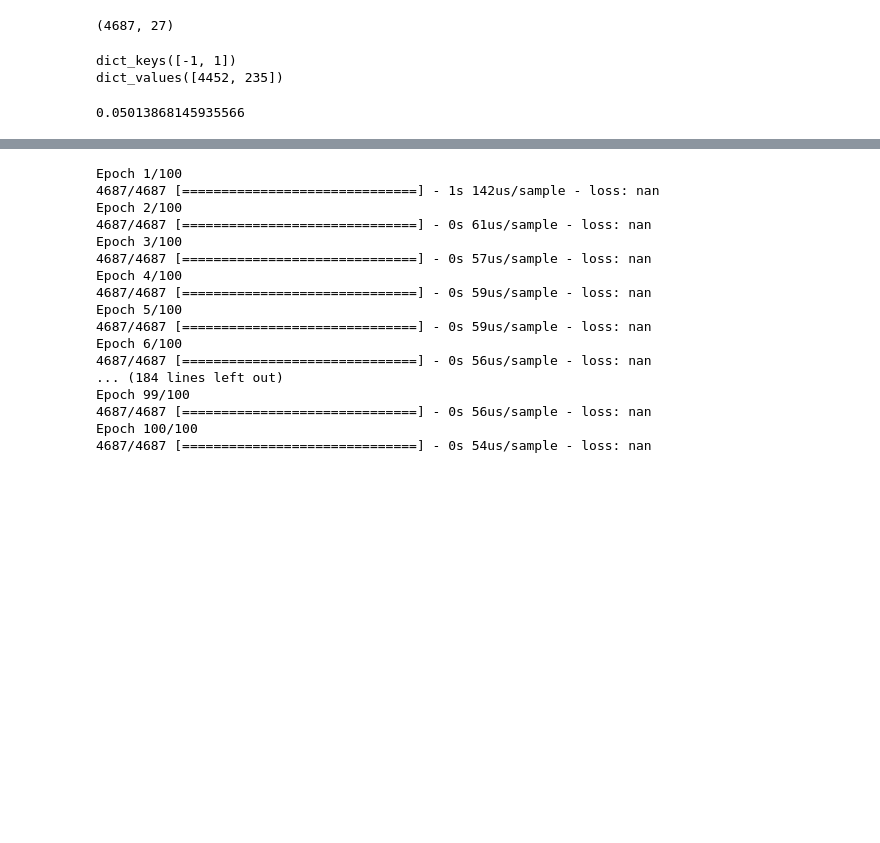
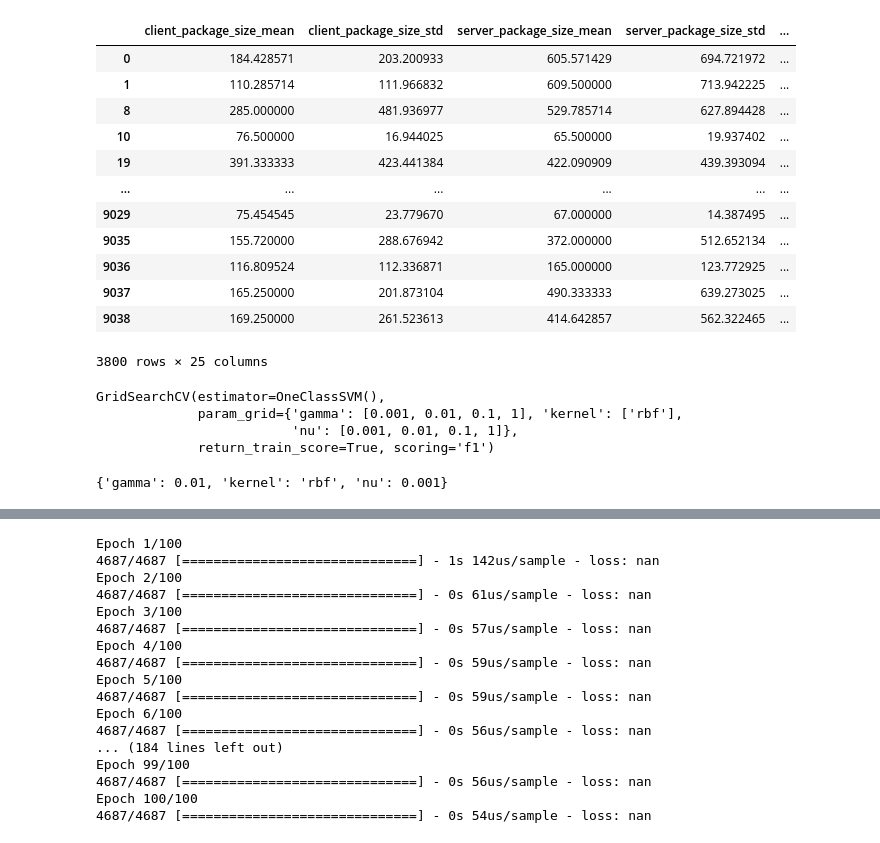
Before and after one commit to TheEshka/traffic_analyzer, a Jupyter notebook: svm_model.ipynb, the cells around one changed output, grey strips where cells are left out. Cells and saved outputs as stored; diff of their text form; code cells hidden in the pictures; blank space fills up the shorter version.

```diff
--- a/svm_model.ipynb
+++ b/svm_model.ipynb
@@ -9,7 +10,3 @@ def ip_from_string(ips):
     return "".join(chr(int(n)) for n in ips.split("."))
 # %%
 df_deopped = df.drop(['route', 'timestamp'], axis=1)
-# %%
-df.shape
-# %% [output]
-(4687, 27)
@@ -20 +13,37 @@ clf = OneClassSVM(kernel='linear', gamma=0.001, nu=0.95).fit(df_deopped)
+# %%
+df_deopped.iloc[:3800]
+# %% [output]
+|  | client_package_size_mean | client_package_size_std | server_package_size_mean | server_package_size_std | ... |
+| 0 | 184.428571 | 203.200933 | 605.571429 | 694.721972 | ... |
+| 1 | 110.285714 | 111.966832 | 609.500000 | 713.942225 | ... |
+| 8 | 285.000000 | 481.936977 | 529.785714 | 627.894428 | ... |
+| 10 | 76.500000 | 16.944025 | 65.500000 | 19.937402 | ... |
+| 19 | 391.333333 | 423.441384 | 422.090909 | 439.393094 | ... |
+| ... | ... | ... | ... | ... | ... |
+| 9029 | 75.454545 | 23.779670 | 67.000000 | 14.387495 | ... |
+| 9035 | 155.720000 | 288.676942 | 372.000000 | 512.652134 | ... |
+| 9036 | 116.809524 | 112.336871 | 165.000000 | 123.772925 | ... |
+| 9037 | 165.250000 | 201.873104 | 490.333333 | 639.273025 | ... |
+| 9038 | 169.250000 | 261.523613 | 414.642857 | 562.322465 | ... |
+3800 rows × 25 columns
+# %%
+train_length = int(df_deopped.shape[0] * 0.8)
+train_df = df_deopped.iloc[:train_length]
+test_df = df_deopped.iloc[train_length:]
+
+nus = [0.001, 0.01, 0.1, 1]
+gammas = [0.001, 0.01, 0.1, 1]
+parameters = {'kernel':['linear', 'rbf'], 'gamma' : gammas, 'nu': nus}
+svc = OneClassSVM()
+svc_clf = GridSearchCV(svc, parameters, scoring='precision', return_train_score=True)
+svc_clf.fit(train_df, np.full(train_length, 1))
+# %% [output]
+GridSearchCV(estimator=OneClassSVM(),
+             param_grid={'gamma': [0.001, 0.01, 0.1, 1], 'kernel': ['rbf'],
+                         'nu': [0.001, 0.01, 0.1, 1]},
+             return_train_score=True, scoring='f1')
+# %%
+print(svc_clf.best_params_)
+# %% [output]
+{'gamma': 0.01, 'kernel': 'rbf', 'nu': 0.001}
 # %%
@@ -22,11 +50,0 @@ y = clf.predict(df_deopped)
-# %%
-from collections import Counter
-print(Counter(y).keys()) # equals to list(set(words))
-print(Counter(y).values()) # counts the elements' frequency
-# %% [output]
-dict_keys([-1, 1])
-dict_values([4452, 235])
-# %%
-235/(4452+235)
-# %% [output]
-0.05013868145935566
```
Also changed, not shown: parts of 16 cells of this notebook, 6 other files.
